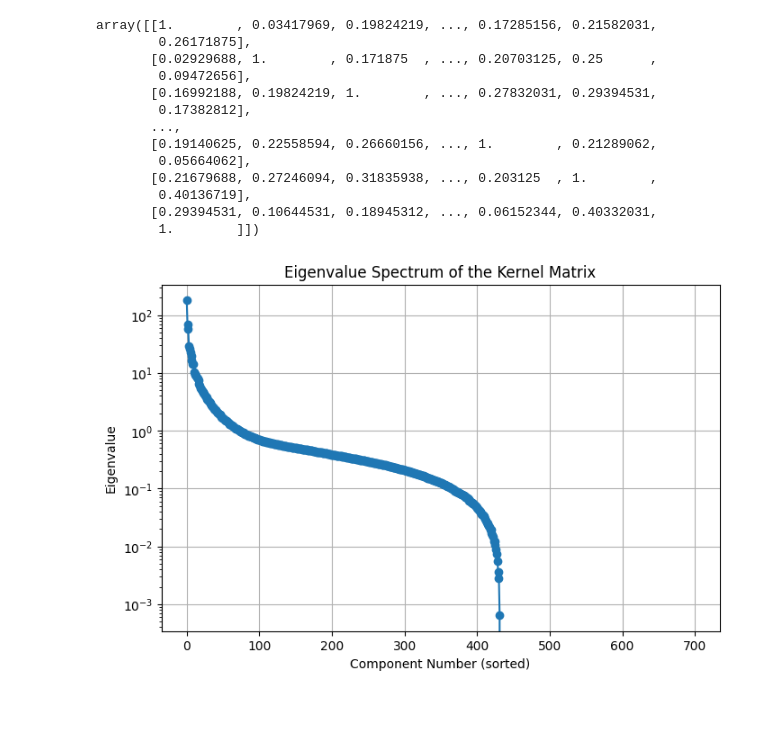
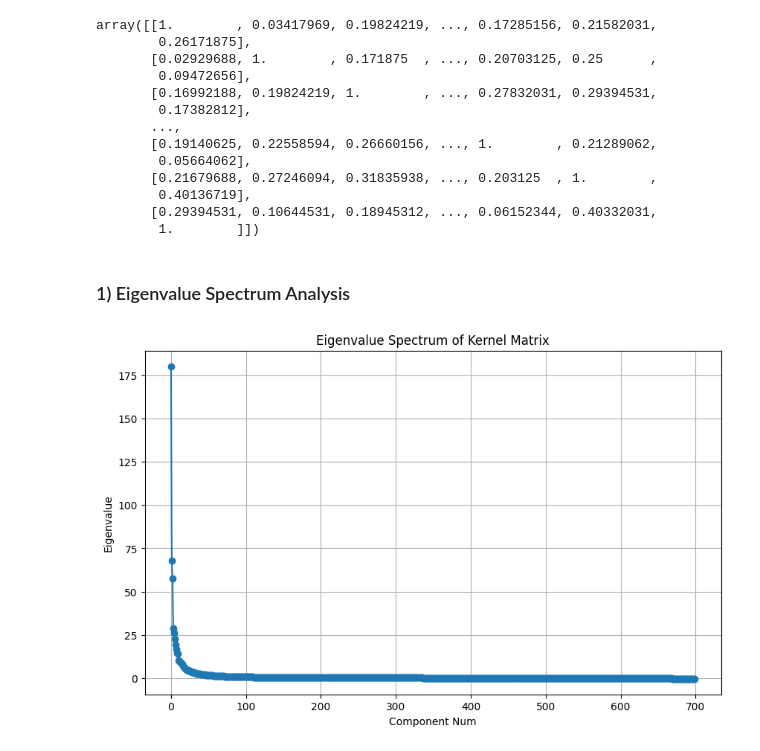
Before and after one commit to barra-white/qml-explainability-by-parts, a Jupyter notebook: explainability/qsvc/kernel/kernel-eigen.ipynb, the cells around one changed output. Cells and saved outputs as stored; diff of their text form; code cells hidden in the pictures; blank space fills up the shorter version.

```diff
--- a/explainability/qsvc/kernel/kernel-eigen.ipynb
+++ b/explainability/qsvc/kernel/kernel-eigen.ipynb
@@ -117,21 +149,27 @@ array([[1.        , 0.03417969, 0.19824219, ..., 0.17285156, 0.21582031,
         0.40136719],
        [0.29394531, 0.10644531, 0.18945312, ..., 0.06152344, 0.40332031,
         1.        ]])
+# %%
+# symmetrize matrix
+if not np.allclose(K, K.T):
+    K = (K + K.T) / 2
 # %%
-# Compute the eigenvalues and eigenvectors.
+# get eigenvalues
 eigenvalues, eigenvectors = np.linalg.eigh(K)
-
-# For visualization, you might want to sort the eigenvalues in descending order.
-sorted_indices = np.argsort(eigenvalues)[::-1]
-sorted_eigenvalues = eigenvalues[sorted_indices]
+# sort eigenvalues
+indices = eigenvalues.argsort()[::-1]
+sorted_eigenvalues = eigenvalues[indices]
+sorted_eigenvectors = eigenvectors[:, indices]
+# %% [markdown]
+### 1) Eigenvalue Spectrum Analysis
 # %%
-plt.figure(figsize=(8, 5))
+plt.figure(figsize=(10, 6))
 plt.plot(sorted_eigenvalues, marker='o')
-plt.title("Eigenvalue Spectrum of the Kernel Matrix")
-plt.xlabel("Component Number (sorted)")
+plt.title("Eigenvalue Spectrum of Kernel Matrix")
+plt.xlabel("Component Num")
 plt.ylabel("Eigenvalue")
-plt.yscale('log')
-plt.grid(True)
+#plt.yscale('log')
+plt.grid()
 plt.show()
 # %% [output]
-[figure, old version]
+[figure, new version]
```
Also changed, not shown: parts of 16 cells of this notebook.
